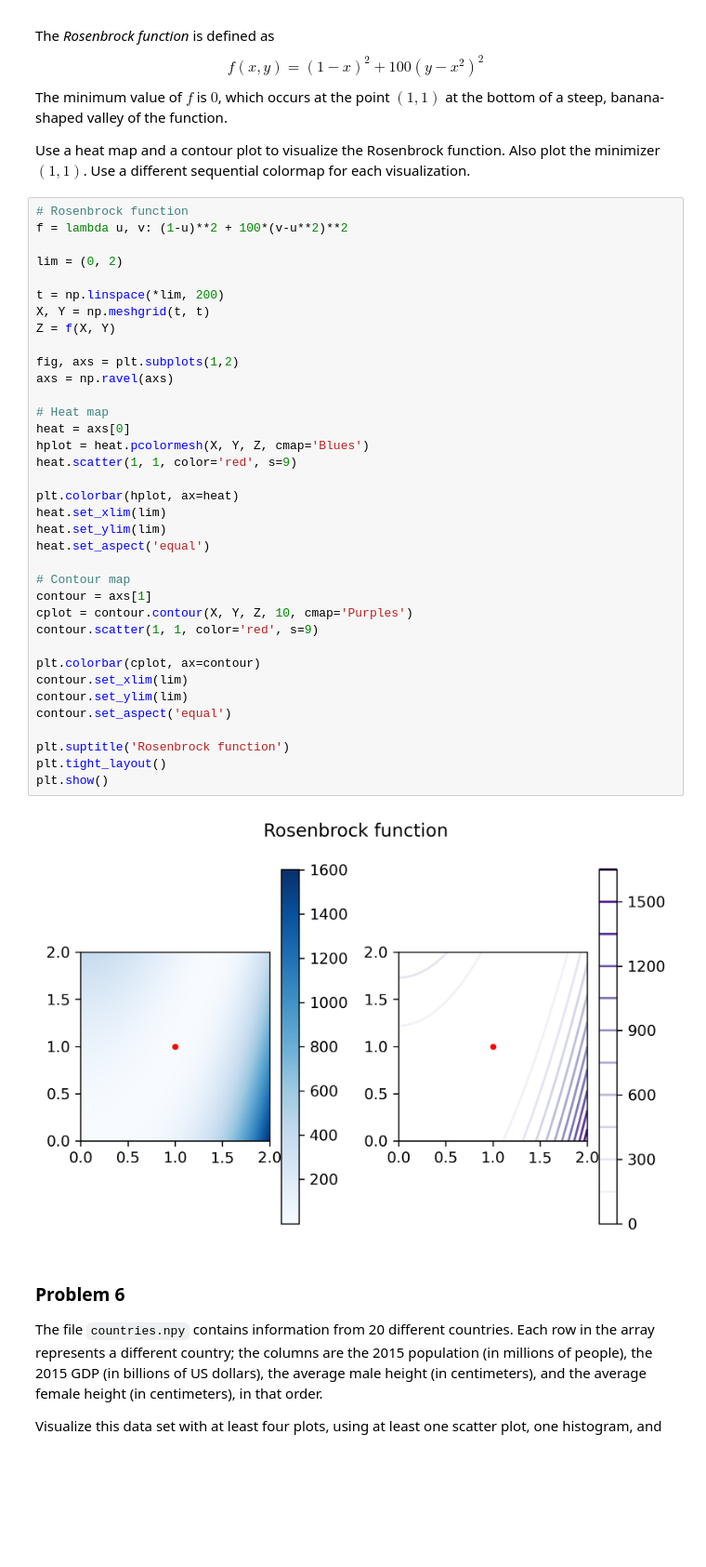
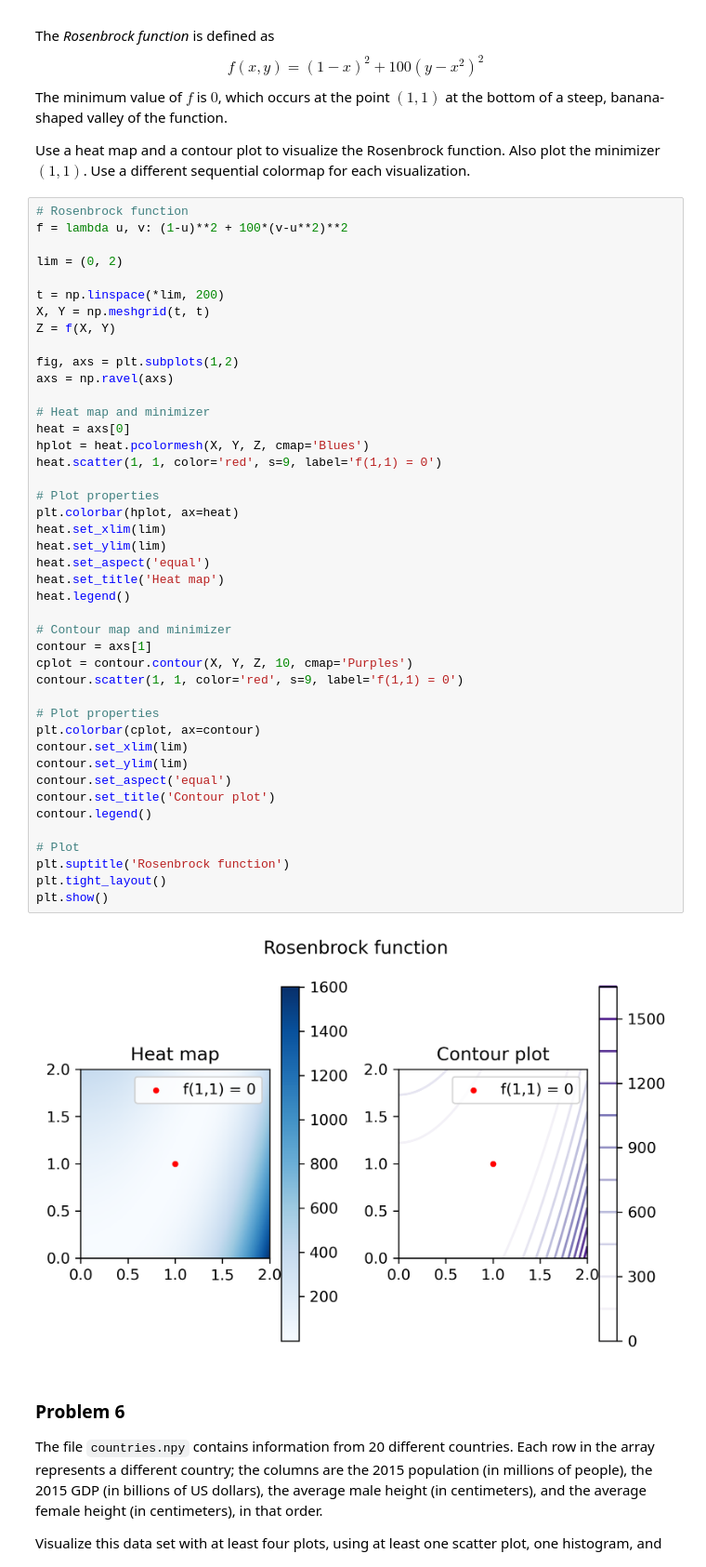
Before and after one commit to Burt360/Volume1, a Jupyter notebook: DataVisualization/data_visualization.ipynb, the cells around one changed output. Shown at 93% size. Cells and saved outputs as stored; diff of their text form; blank space fills up the shorter version.

```diff
--- a/DataVisualization/data_visualization.ipynb
+++ b/DataVisualization/data_visualization.ipynb
@@ -265,38 +273,45 @@ f = lambda u, v: (1-u)**2 + 100*(v-u**2)**2
 
 lim = (0, 2)
 
 t = np.linspace(*lim, 200)
 X, Y = np.meshgrid(t, t)
 Z = f(X, Y)
 
 fig, axs = plt.subplots(1,2)
 axs = np.ravel(axs)
 
-# Heat map
+# Heat map and minimizer
 heat = axs[0]
 hplot = heat.pcolormesh(X, Y, Z, cmap='Blues')
-heat.scatter(1, 1, color='red', s=9)
+heat.scatter(1, 1, color='red', s=9, label='f(1,1) = 0')
 
+# Plot properties
 plt.colorbar(hplot, ax=heat)
 heat.set_xlim(lim)
 heat.set_ylim(lim)
 heat.set_aspect('equal')
+heat.set_title('Heat map')
+heat.legend()
 
-# Contour map
+# Contour map and minimizer
 contour = axs[1]
 cplot = contour.contour(X, Y, Z, 10, cmap='Purples')
-contour.scatter(1, 1, color='red', s=9)
+contour.scatter(1, 1, color='red', s=9, label='f(1,1) = 0')
 
+# Plot properties
 plt.colorbar(cplot, ax=contour)
 contour.set_xlim(lim)
 contour.set_ylim(lim)
 contour.set_aspect('equal')
+contour.set_title('Contour plot')
+contour.legend()
 
+# Plot
 plt.suptitle('Rosenbrock function')
 plt.tight_layout()
 plt.show()
 # %% [output]
-[figure, old version]
+[figure, new version]
 # %% [markdown]
 ### Problem 6
 
```
Also changed, not shown: parts of 7 cells of this notebook.
